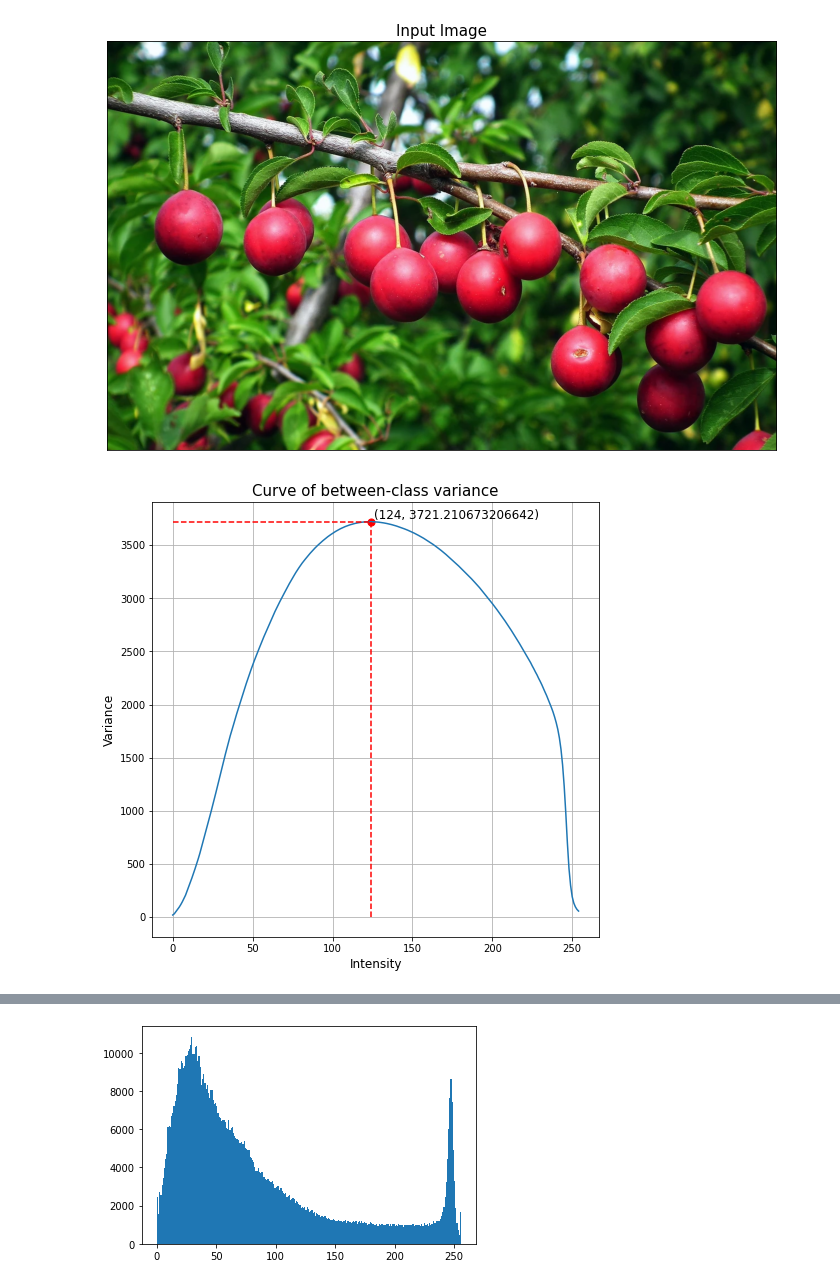
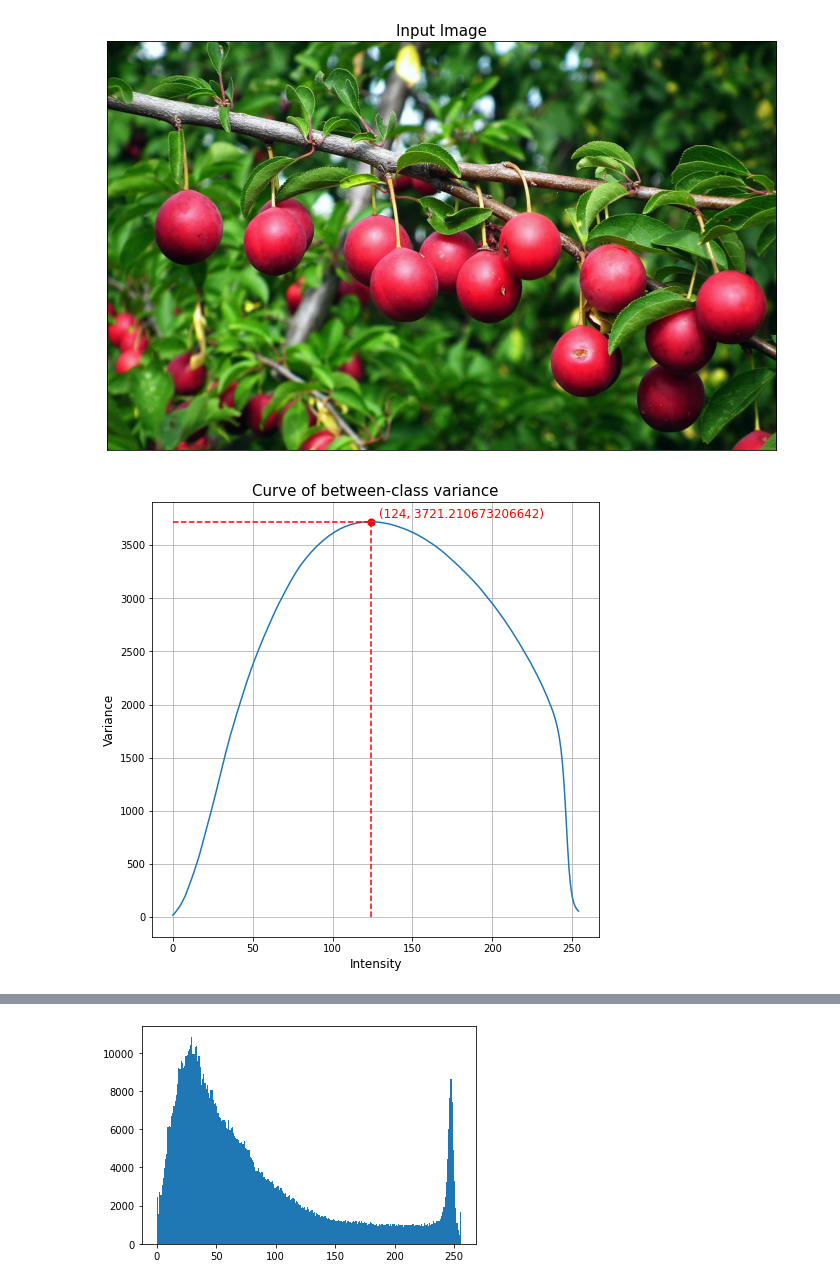
Before and after one commit to Louis5228/Digital-Image-Process, a Jupyter notebook: Image_segmentation_based_on_thresholding_and_clustering.ipynb, the cells around one changed output, grey strips where cells are left out. Cells and saved outputs as stored; diff of their text form; code cells hidden in the pictures.

Commit message:
add curve of between-class variance

```diff
--- a/Image_segmentation_based_on_thresholding_and_clustering.ipynb
+++ b/Image_segmentation_based_on_thresholding_and_clustering.ipynb
@@ -49,15 +49,16 @@ optimal_threshold = var_l.index(max_var)
 # %%
 plt.figure(figsize=(8,8))
 plt.title('Curve of between-class variance', fontsize = 15)
 plt.xlabel("Intensity", fontsize = 12)
 plt.ylabel("Variance", fontsize = 12)
 x = np.arange(255)
 y = var_l
 plt.plot(x, y)
 plt.scatter(optimal_threshold, max_var, s=50, c='r')
 plt.plot([0,optimal_threshold], [max_var, max_var], c='r', linestyle='--')
 plt.plot([optimal_threshold, optimal_threshold], [0, max_var], c='r', linestyle='--')
-plt.text(optimal_threshold+2, max_var+0.15, '('+str(optimal_threshold)+', '+str(max_var)+')', va='bottom', fontsize=12)
+plt.text(optimal_threshold+5, max_var+10, '('+str(optimal_threshold)+', '+str(max_var)+')', c='r', va='bottom', fontsize=12)
 plt.grid(True)
+plt.show()
 # %% [output]
-[figure, old version]
+[figure, new version]
```
Also changed, not shown: parts of 1 cell of this notebook.
